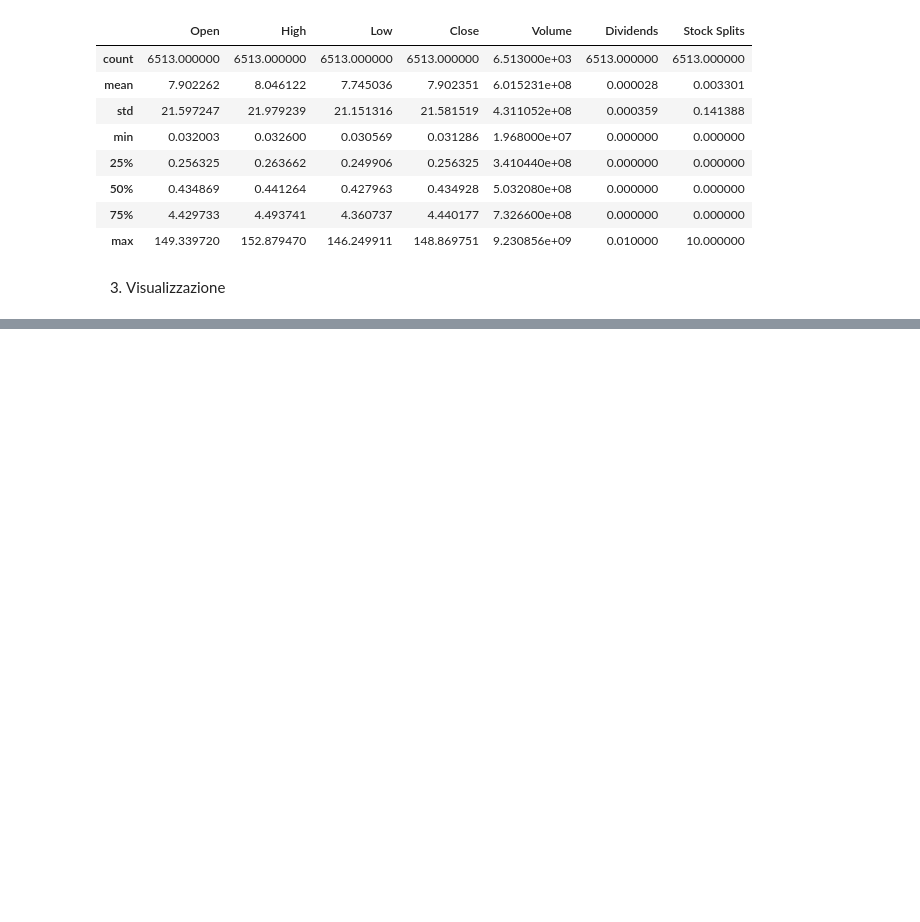
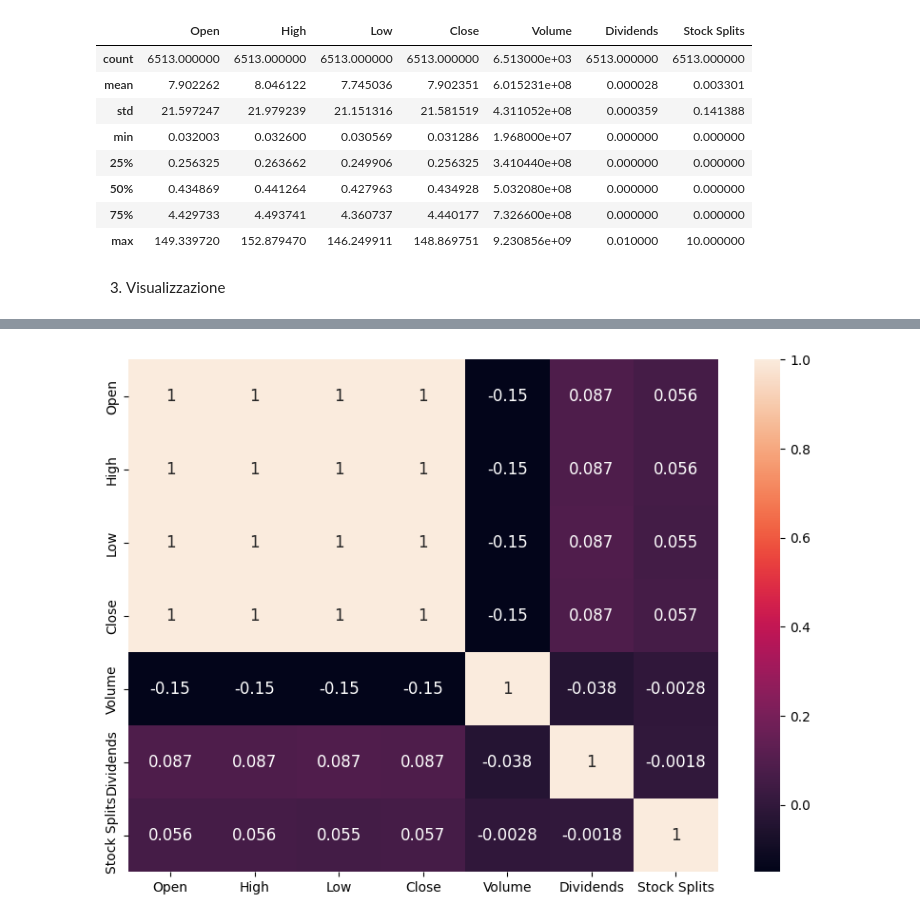
Before and after one commit to Matt32302/AnalisiNVIDIA, a Jupyter notebook: Analisi.ipynb, the cells around one changed output, grey strips where cells are left out. Cells and saved outputs as stored; diff of their text form; code cells hidden in the pictures; blank space fills up the shorter version.

```diff
--- a/Analisi.ipynb
+++ b/Analisi.ipynb
@@ -69,0 +102,3 @@ fig.show()
+# %%
+corrmat = df.corr(numeric_only=True)
+corrmat
@@ -69,0 +114,5 @@ fig.show()
+# %%
+plt.figure(figsize = (10, 7))
+sns.heatmap(corrmat, annot = True, annot_kws={'size': 12});
+# %% [output]
+[figure, added]
```
Also changed, not shown: parts of 15 cells of this notebook, 3 other files.
